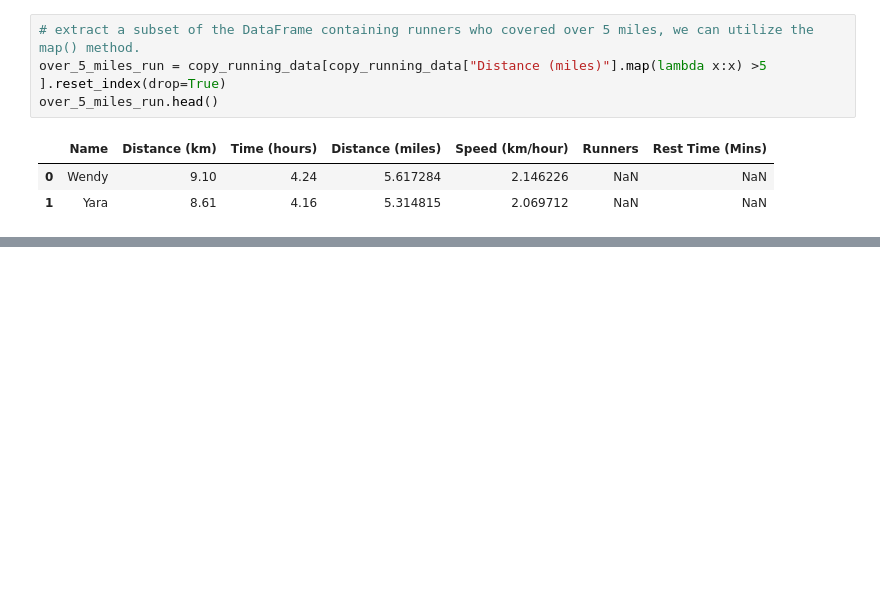
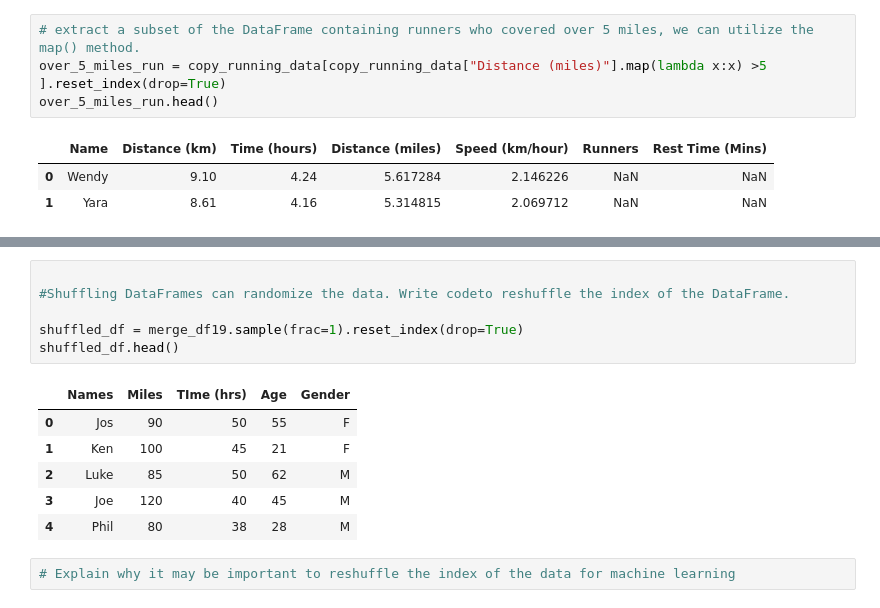
Before and after one commit to hectorherreraespinola/DataAnalys50DaysChallenge, a Jupyter notebook: 50DaysChallenge.ipynb, the cells around one changed output, grey strips where cells are left out. Drawn from its saved outputs; the diff is of its cells as text; blank space fills up the shorter version.

```diff
--- a/50DaysChallenge.ipynb
+++ b/50DaysChallenge.ipynb
@@ -1131,0 +1183,15 @@ over_5_miles_run.head()
+# %%
+
+#Shuffling DataFrames can randomize the data. Write codeto reshuffle the index of the DataFrame.
+
+shuffled_df = merge_df19.sample(frac=1).reset_index(drop=True)
+shuffled_df.head()
+# %% [output]
+|  | Names | Miles | TIme (hrs) | Age | Gender |
+| 0 | Jos | 90 | 50 | 55 | F |
+| 1 | Ken | 100 | 45 | 21 | F |
+| 2 | Luke | 85 | 50 | 62 | M |
+| 3 | Joe | 120 | 40 | 45 | M |
+| 4 | Phil | 80 | 38 | 28 | M |
+# %%
+# Explain why it may be important to reshuffle the index of the data for machine learning
```
Also changed, not shown: parts of 7 cells of this notebook.
